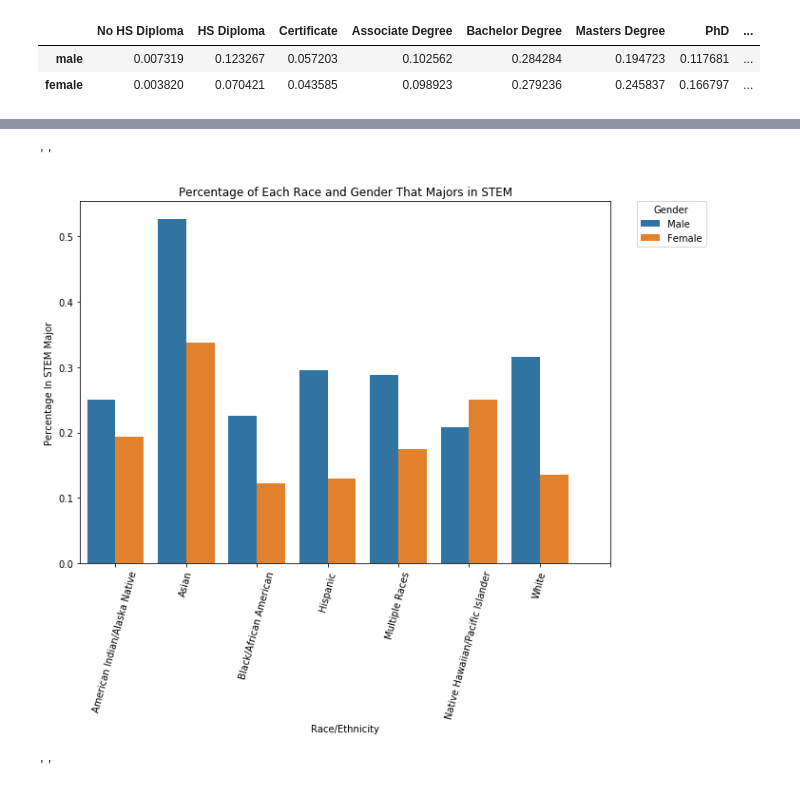
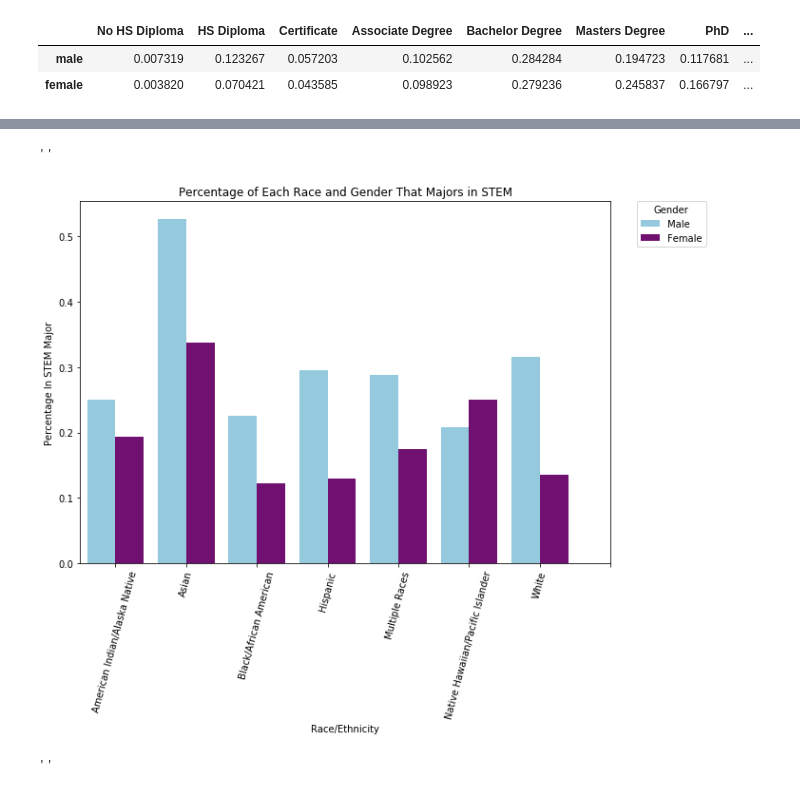
Before and after one commit to laurenphipps/STEM-majors, a Jupyter notebook: EDAviz.ipynb, the cells around one changed output, grey strips where cells are left out. Saved outputs shown, nothing was run; the diff lists cells and outputs as text; code cells hidden in the pictures.

```diff
--- a/EDAviz.ipynb
+++ b/EDAviz.ipynb
@@ -453,16 +415,16 @@ Name: X2SEX, dtype: int64
 # %%
 plt.figure(figsize = (10, 7))
-sns.barplot(x = 'X2RACE', y = 'value', hue = 'X2SEX', data = target_demo)
+sns.barplot(x = 'X2RACE', y = 'value', hue = 'X2SEX', data = target_demo, palette = {'Male':'skyblue', 'Female':'purple'})
 plt.xlabel('Race/Ethnicity')
 plt.ylabel('Percentage In STEM Major')
 plt.title('Percentage of Each Race and Gender That Majors in STEM')
 plt.xticks(ticks = range(0,8), rotation = 75, labels = ['American Indian/Alaska Native', 'Asian', 'Black/African American', 'Hispanic', 'Multiple Races', 'Native Hawaiian/Pacific Islander', 'White'])
 plt.legend(title = 'Gender', bbox_to_anchor=(1.05, 1), loc=2, borderaxespad=0.)
 
 ;
 # %% [output]
 ''
-[figure, old version]
+[figure, new version]
 # %%
 #create dataframe of groupby object
 person_demo = pd.DataFrame(modeling_df.groupby(by = ['X2RACE','X2SEX'])['S2SPERSON1'].value_counts(normalize = True))
```
Also changed, not shown: parts of 35 cells of this notebook, 3 other files.
